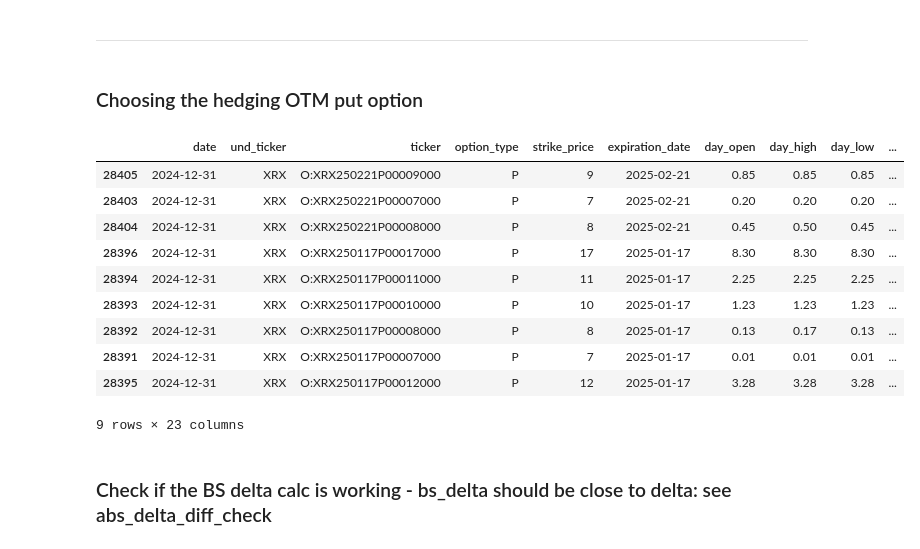
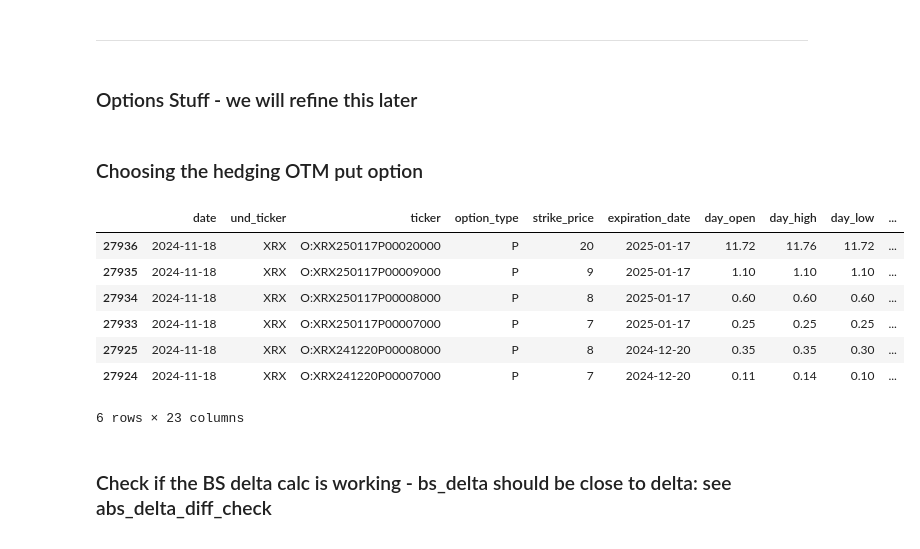
Before and after one commit to youngyicheng/credit_research, a Jupyter notebook: demo_w_option.ipynb, the cells around one changed output. Saved outputs shown, nothing was run; the diff lists cells and outputs as text; code cells hidden in the pictures.

```diff
--- a/demo_w_option.ipynb
+++ b/demo_w_option.ipynb
@@ -23,2 +30,11 @@ from options_optimizer import EquityOption, OptionType, EQ_OPTION_PRICING_FACTOR
 # %%
-as_of_date = '2024-12-31'
+start_date = '2024-11-18'
+end_date = '2024-12-31'
+lookback_period_months = 3
+lookback_stk_px_buffer = 0.2
+# %%
+start_date = pd.to_datetime(start_date)
+lookback_start_date = start_date - pd.DateOffset(months=lookback_period_months)
+start_date = start_date.date()
+lookback_start_date = lookback_start_date.date()
+end_date = pd.to_datetime(end_date).date()
@@ -97,5 +209,7 @@ min_stk_shares = sample_map[min_stk_px]
 # %% [markdown]
 ---
+# %% [markdown]
+### Options Stuff - we will refine this later
 # %% [markdown]
 ### Choosing the hedging OTM put option
 # %%
@@ -107,24 +221,24 @@ options_df['date'] = pd.to_datetime(options_df['date'])
 options_df = options_df.sort_values('date')
 options_df['expiration_date'] = pd.to_datetime(options_df['expiration_date'])
 options_df['expiry_in_years'] = (options_df['expiration_date'] - options_df['date']).dt.days / 365.25
+options_df['expiration_date'] = options_df['expiration_date'].dt.date
+options_df['date'] = options_df['date'].dt.date
+
 options_df['stock_price'] = options_df['und_day_close']
 options_df['option_price'] = options_df['day_close']
 options_df['implied_vol'] = options_df['iv']
 # %%
-options_df = options_df.loc[(options_df.date == as_of_date)&(options_df.option_type.str.upper()=='P')]
+options_df = options_df.loc[(options_df.date == start_date)&(options_df.option_type.str.upper()=='P')]
 options_df
 # %% [output]
 |  | date | und_ticker | ticker | option_type | strike_price | expiration_date | day_open | day_high | day_low | ... |
-| 28405 | 2024-12-31 | XRX | O:XRX250221P00009000 | P | 9 | 2025-02-21 | 0.85 | 0.85 | 0.85 | ... |
-| 28403 | 2024-12-31 | XRX | O:XRX250221P00007000 | P | 7 | 2025-02-21 | 0.20 | 0.20 | 0.20 | ... |
-| 28404 | 2024-12-31 | XRX | O:XRX250221P00008000 | P | 8 | 2025-02-21 | 0.45 | 0.50 | 0.45 | ... |
-| 28396 | 2024-12-31 | XRX | O:XRX250117P00017000 | P | 17 | 2025-01-17 | 8.30 | 8.30 | 8.30 | ... |
-| 28394 | 2024-12-31 | XRX | O:XRX250117P00011000 | P | 11 | 2025-01-17 | 2.25 | 2.25 | 2.25 | ... |
-| 28393 | 2024-12-31 | XRX | O:XRX250117P00010000 | P | 10 | 2025-01-17 | 1.23 | 1.23 | 1.23 | ... |
-| 28392 | 2024-12-31 | XRX | O:XRX250117P00008000 | P | 8 | 2025-01-17 | 0.13 | 0.17 | 0.13 | ... |
-| 28391 | 2024-12-31 | XRX | O:XRX250117P00007000 | P | 7 | 2025-01-17 | 0.01 | 0.01 | 0.01 | ... |
-| 28395 | 2024-12-31 | XRX | O:XRX250117P00012000 | P | 12 | 2025-01-17 | 3.28 | 3.28 | 3.28 | ... |
+| 27936 | 2024-11-18 | XRX | O:XRX250117P00020000 | P | 20 | 2025-01-17 | 11.72 | 11.76 | 11.72 | ... |
+| 27935 | 2024-11-18 | XRX | O:XRX250117P00009000 | P | 9 | 2025-01-17 | 1.10 | 1.10 | 1.10 | ... |
+| 27934 | 2024-11-18 | XRX | O:XRX250117P00008000 | P | 8 | 2025-01-17 | 0.60 | 0.60 | 0.60 | ... |
+| 27933 | 2024-11-18 | XRX | O:XRX250117P00007000 | P | 7 | 2025-01-17 | 0.25 | 0.25 | 0.25 | ... |
+| 27925 | 2024-11-18 | XRX | O:XRX241220P00008000 | P | 8 | 2024-12-20 | 0.35 | 0.35 | 0.30 | ... |
+| 27924 | 2024-11-18 | XRX | O:XRX241220P00007000 | P | 7 | 2024-12-20 | 0.11 | 0.14 | 0.10 | ... |
-9 rows × 23 columns
+6 rows × 23 columns
 # %% [markdown]
 ### Check if the BS delta calc is working - bs_delta should be close to delta: see abs_delta_diff_check
 # %%
```
Also changed, not shown: parts of 34 cells of this notebook, 2 other files.
